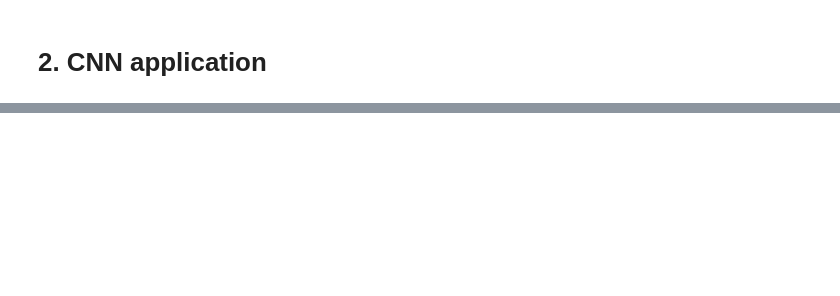
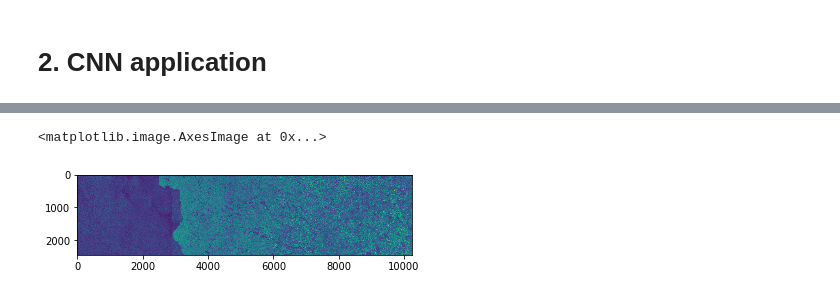
Before and after one commit to nansencenter/s1_icetype_cnn, a Jupyter notebook: Classification of sea ice types through CNN.ipynb, the cells around one changed output, grey strips where cells are left out. Saved outputs shown, nothing was run; the diff lists cells and outputs as text; code cells hidden in the pictures; blank space fills up the shorter version.

```diff
--- a/Classification of sea ice types through CNN.ipynb
+++ b/Classification of sea ice types through CNN.ipynb
@@ -77 +88,6 @@ You can find below the test region which is proposed in the notebook to apply th
+# %%
+plt.imshow(sigma0_HV)
+# %% [output]
+<matplotlib.image.AxesImage at 0x...>
+[figure, added]
 # %% [markdown]
```
Also changed, not shown: parts of 23 cells of this notebook, 4 other files.
